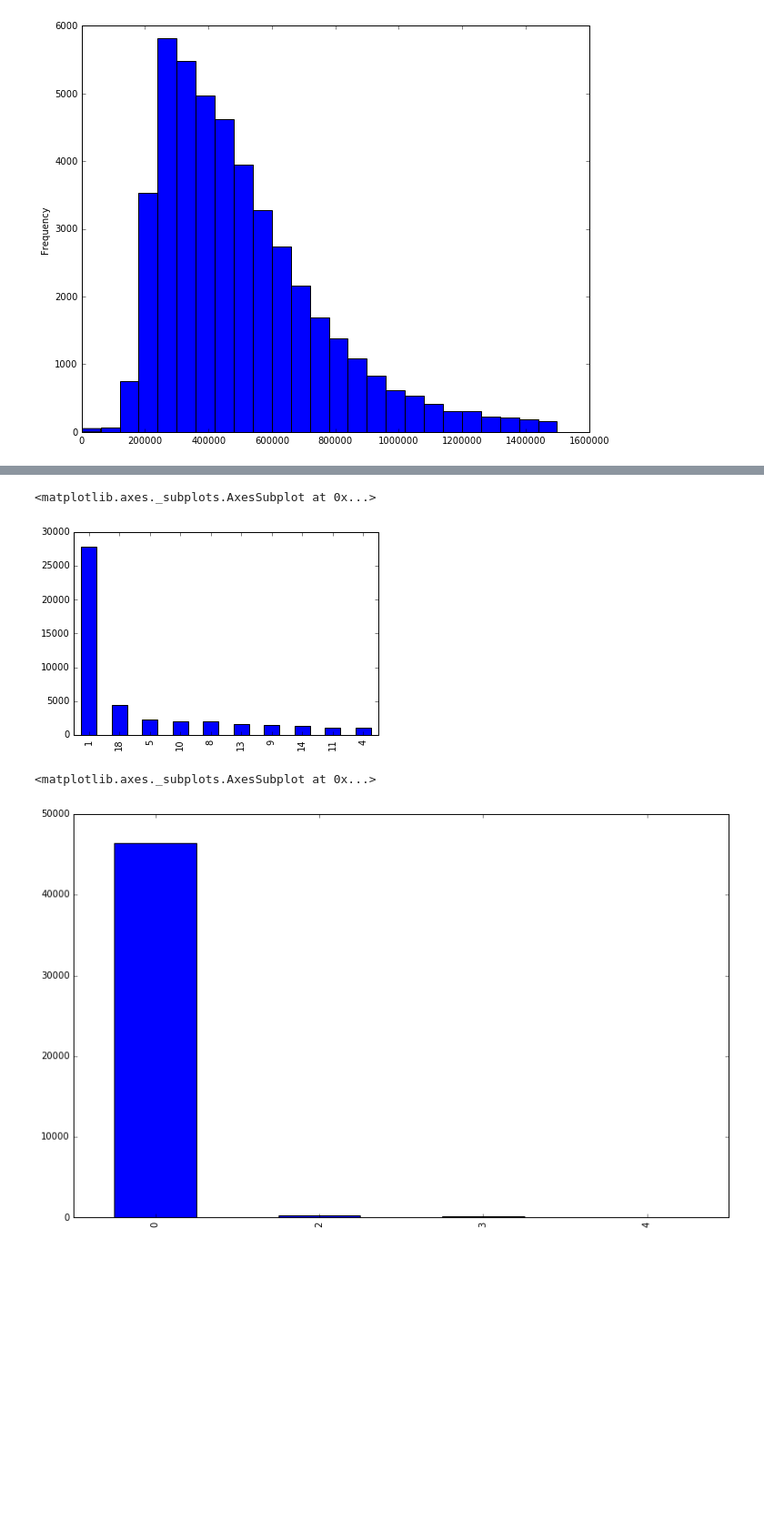
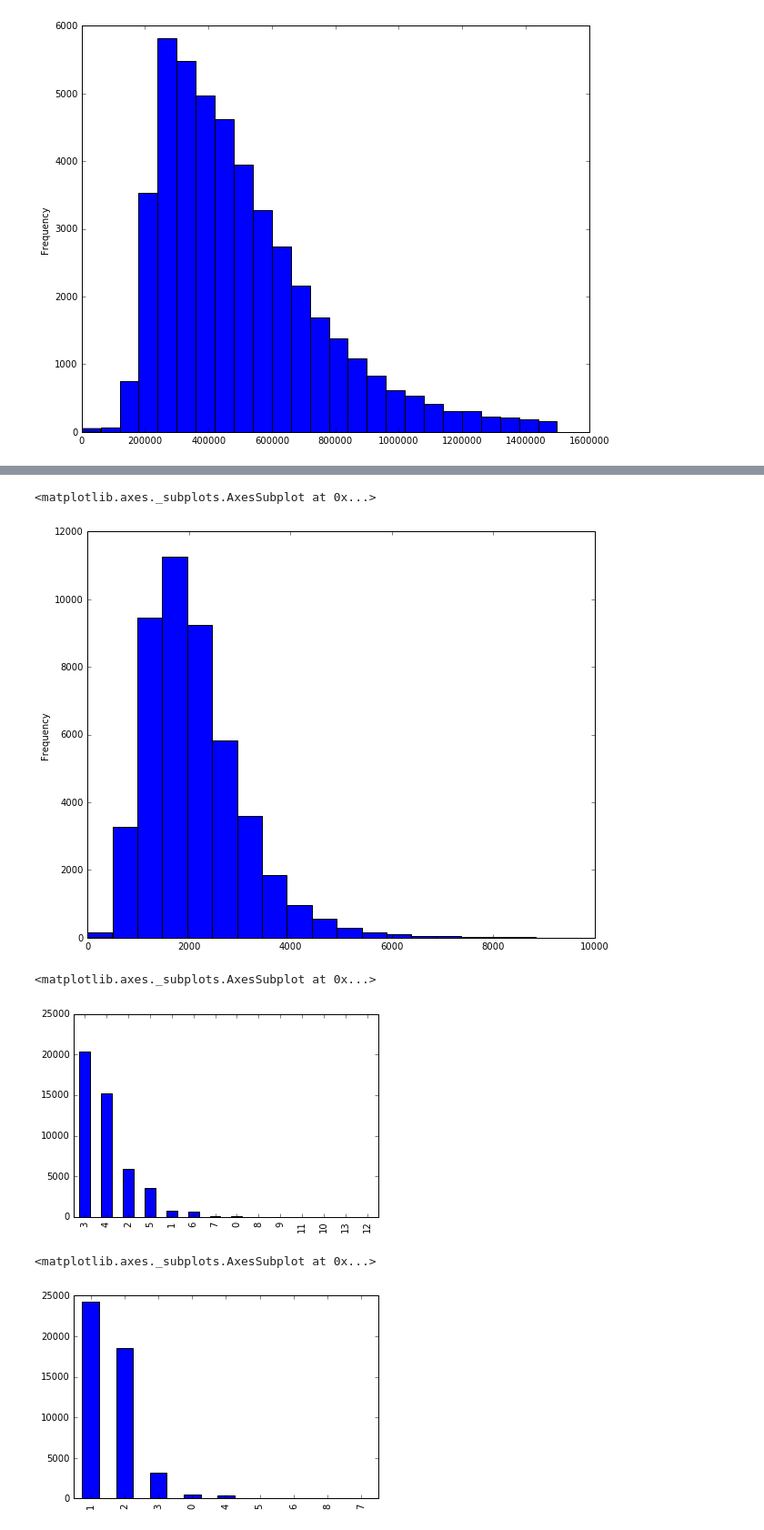
Before and after one commit to gavin-peterkin/king_county_property, a Jupyter notebook: notebooks/exploratory_analysis.ipynb, the cells around one changed output, grey strips where cells are left out. Shown at 91% size. Saved outputs shown, nothing was run; the diff lists cells and outputs as text; code cells hidden in the pictures; blank space fills up the shorter version.

```diff
--- a/notebooks/exploratory_analysis.ipynb
+++ b/notebooks/exploratory_analysis.ipynb
@@ -30,9 +32,9 @@ def get_residential_df(table='complete_residential', local=True):
     residential_q = (
         'SELECT * FROM project."{}";'.format(table)
     )
-    return pd.read_sql(residential_q, engine)
+    return pd.read_sql(residential_q, engine, index_col='pin')
 
-parcel = get_residential_df(local=False)
+parcel = get_residential_df()
 # %% [output]
 Database user:gavin
 Input database password········
@@ -52,0 +41,18 @@ parcel.head()
+# %%
+# Fix dates
+
+DATE_COLS = [
+    'sale_date',
+    'appr_date'
+]
+
+def clean_dates(df, cols):
+    for col in cols:
+        try:
+            df[col] = df[col].apply(pd.to_datetime)
+            df[col] = pd.DatetimeIndex(df[col]).normalize()
+        except:
+            df[col] = pd.DatetimeIndex(df[col]).normalize()
+    return df
+
+parcel = clean_dates(parcel, DATE_COLS)
@@ -72,11 +183,18 @@ parcel.loc[parcel.appr_tot_val < 1500000, 'appr_tot_val'].plot(kind='hist', figs
+# %%
+# median square footage hovers around 2,000
+
+parcel.loc[parcel.SqFtTotLiving < 10000, 'SqFtTotLiving'].plot(kind='hist', bins=20, figsize=(10,8))
+# %% [output]
+<matplotlib.axes._subplots.AxesSubplot at 0x...>
+[figure, added]
 # %%
-parcel.sale_reason.value_counts().head(10).plot(kind='bar')
+parcel.bedroom_count.value_counts().plot(kind='bar')
 # %% [output]
 <matplotlib.axes._subplots.AxesSubplot at 0x...>
-[figure, old version]
+[figure, new version]
 # %%
-parcel.SeattleSkyline.value_counts().plot(kind='bar', figsize=(13,8))
+parcel.bath_count.value_counts().plot(kind='bar')
 # %% [output]
 <matplotlib.axes._subplots.AxesSubplot at 0x...>
-[figure, old version]
+[figure, new version]
 # %%
```
Also changed, not shown: parts of 16 cells of this notebook, 3 other files.
